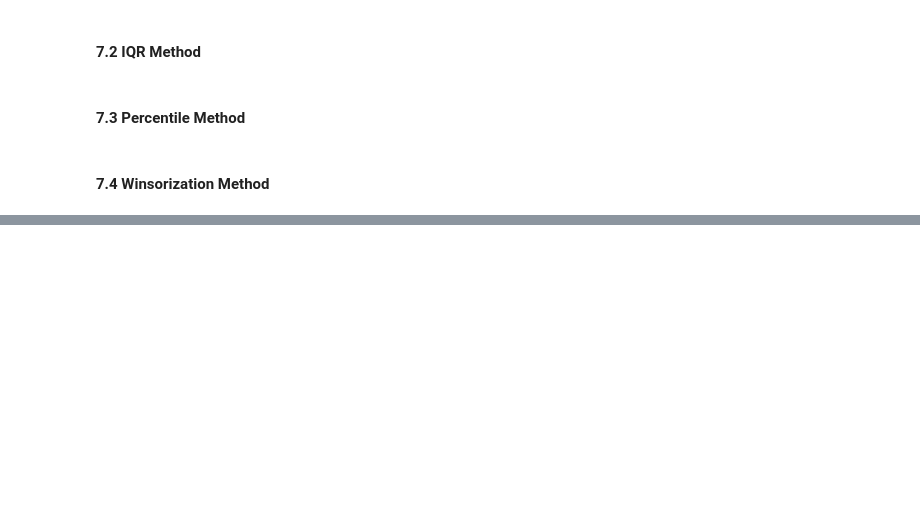
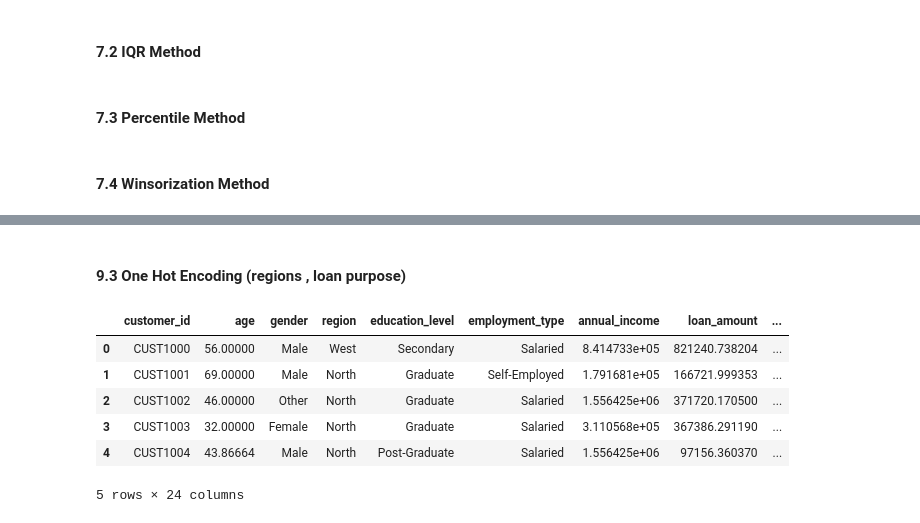
Before and after one commit to ah1331/rw, a Jupyter notebook: DPFE/final/a.ipynb, the cells around one changed output, grey strips where cells are left out. Saved outputs shown, nothing was run; the diff lists cells and outputs as text; code cells hidden in the pictures; blank space fills up the shorter version.

```diff
--- a/DPFE/final/a.ipynb
+++ b/DPFE/final/a.ipynb
@@ -218,0 +332,8 @@ dtype: int64
+# %%
+df['join_date'] = pd.to_datetime(df['join_date'],errors='coerce')
+df['join_year'] = df['join_date'].dt.year
+df['join_month'] = df['join_date'].dt.month
+df['join_day'] = df['join_date'].dt.day
+df['join_weekday'] = df['join_date'].dt.weekday
+
+df[['join_date', 'join_year', 'join_month', 'join_day', 'join_weekday']].head()
@@ -218,0 +351,6 @@ dtype: int64
+# %%
+from sklearn.preprocessing import OrdinalEncoder, OneHotEncoder, LabelEncoder, KBinsDiscretizer, Binarizer, QuantileTransformer
+
+education_encoder=OrdinalEncoder(categories=[df['education_level'].unique()])
+df['education_level_encoded'] = education_encoder.fit_transform(df[['education_level']])
+df[['education_level', 'education_level_encoded']].head()
@@ -218,0 +366,4 @@ dtype: int64
+# %%
+gender_encoder=LabelEncoder()
+df['gender_encoded'] = gender_encoder.fit_transform(df['gender'])
+df[['gender', 'gender_encoded']].head()
@@ -218,0 +377,14 @@ dtype: int64
+# %% [markdown]
+#### 9.3 One Hot Encoding (regions , loan purpose)
+# %%
+region_encoder=pd.get_dummies(df['region'], prefix='region', drop_first=True)
+df=pd.concat([df, region_encoder], axis=1)
+df.head()
+# %% [output]
+|  | customer_id | age | gender | region | education_level | employment_type | annual_income | loan_amount | ... |
+| 0 | CUST1000 | 56.00000 | Male | West | Secondary | Salaried | 8.414733e+05 | 821240.738204 | ... |
+| 1 | CUST1001 | 69.00000 | Male | North | Graduate | Self-Employed | 1.791681e+05 | 166721.999353 | ... |
+| 2 | CUST1002 | 46.00000 | Other | North | Graduate | Salaried | 1.556425e+06 | 371720.170500 | ... |
+| 3 | CUST1003 | 32.00000 | Female | North | Graduate | Salaried | 3.110568e+05 | 367386.291190 | ... |
+| 4 | CUST1004 | 43.86664 | Male | North | Post-Graduate | Salaried | 1.556425e+06 | 97156.360370 | ... |
+5 rows × 24 columns
```
Also changed, not shown: parts of 35 cells of this notebook, 1 other file.
